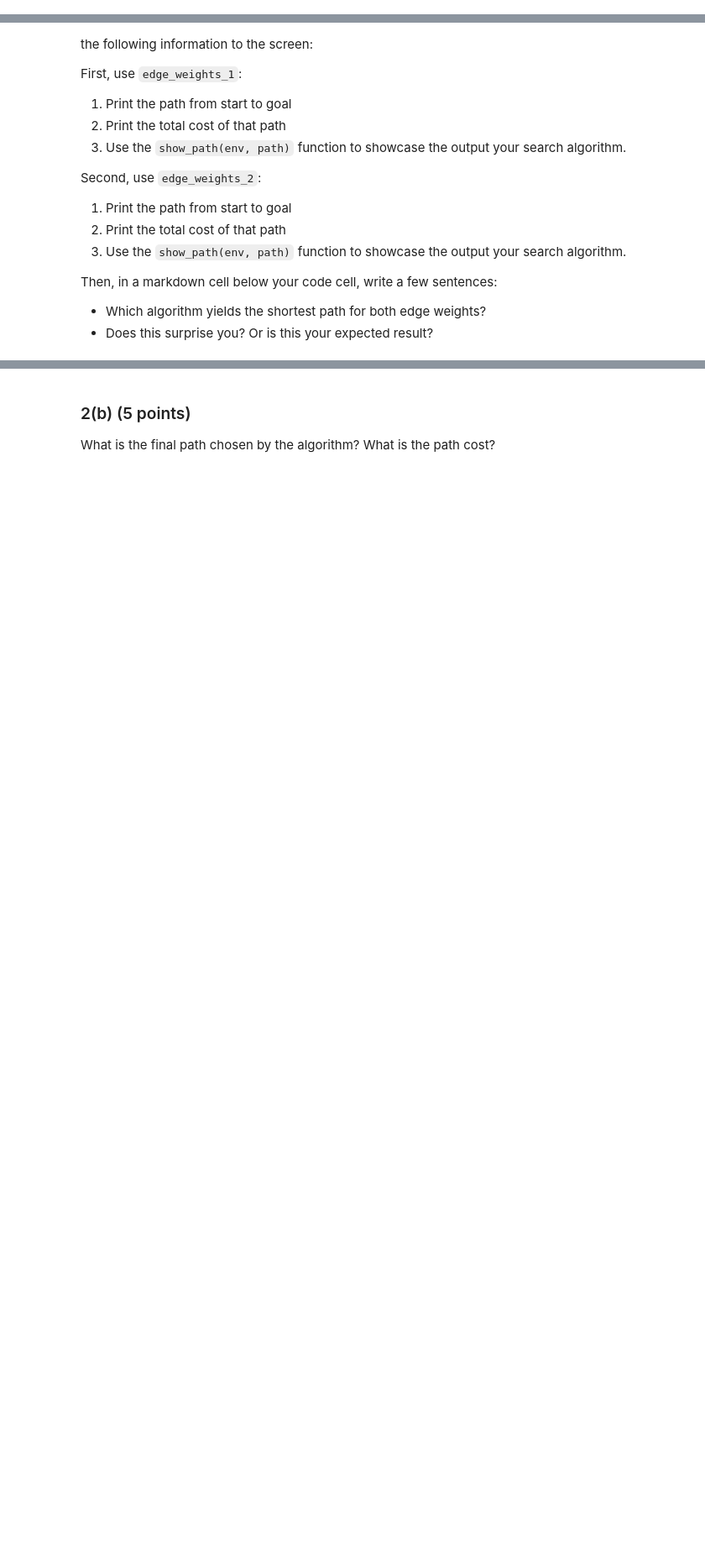
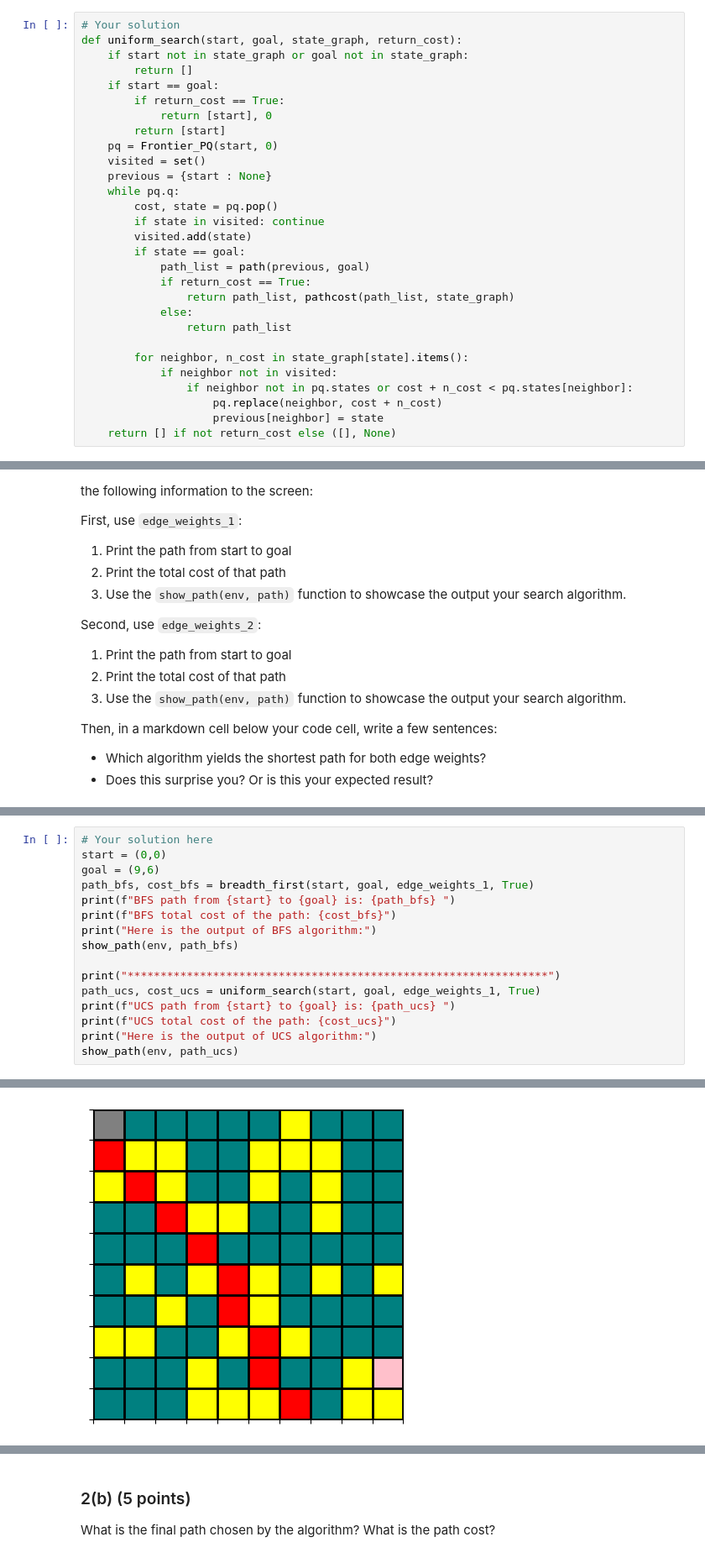
Before and after one commit to abo3abd-y/CSCI-3202---Intro-to-Artificial-Intelligence---Fall-2025, a Jupyter notebook: Homeworks/HW 3/Homework 3_Lastname_Firstname.ipynb, the cells around one changed output, grey strips where cells are left out. Shown at 84% size. Drawn from its saved outputs; the diff is of its cells as text; blank space fills up the shorter version.

```diff
--- a/Homeworks/HW 3/Homework 3_Lastname_Firstname.ipynb
+++ b/Homeworks/HW 3/Homework 3_Lastname_Firstname.ipynb
@@ -261,3 +318,32 @@ Now, actually implement a function to search using `uniform_cost` search, called
+# %%
+# Your solution
+def uniform_search(start, goal, state_graph, return_cost):
+    if start not in state_graph or goal not in state_graph:
+        return []
+    if start == goal:
+        if return_cost == True:
+            return [start], 0
+        return [start]
+    pq = Frontier_PQ(start, 0)
+    visited = set()
+    previous = {start : None}
+    while pq.q:
+        cost, state = pq.pop()
+        if state in visited: continue
+        visited.add(state)
+        if state == goal:
+            path_list = path(previous, goal)
+            if return_cost == True:
+                return path_list, pathcost(path_list, state_graph)
+            else:
+                return path_list
+
+        for neighbor, n_cost in state_graph[state].items():
+            if neighbor not in visited:
+                if neighbor not in pq.states or cost + n_cost < pq.states[neighbor]:
+                    pq.replace(neighbor, cost + n_cost)
+                    previous[neighbor] = state
+    return [] if not return_cost else ([], None)
 # %% [markdown]
 ---
 
@@ -285,0 +368,17 @@ Then, in a markdown cell below your code cell, write a few sentences:
+# %%
+# Your solution here
+start = (0,0)
+goal = (9,6)
+path_bfs, cost_bfs = breadth_first(start, goal, edge_weights_1, True)
+print(f"BFS path from {start} to {goal} is: {path_bfs} ")
+print(f"BFS total cost of the path: {cost_bfs}")
+print("Here is the output of BFS algorithm:")
+show_path(env, path_bfs)
+
+print("****************************************************************")
+path_ucs, cost_ucs = uniform_search(start, goal, edge_weights_1, True)
+print(f"UCS path from {start} to {goal} is: {path_ucs} ")
+print(f"UCS total cost of the path: {cost_ucs}")
+print("Here is the output of UCS algorithm:")
+show_path(env, path_ucs)
+# %% [output]
@@ -285,0 +388 @@ Then, in a markdown cell below your code cell, write a few sentences:
+[figure, added]
```
Also changed, not shown: parts of 23 cells of this notebook.
